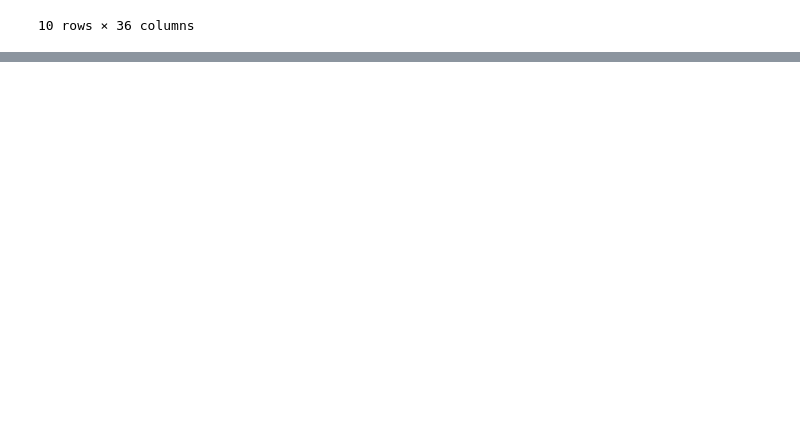
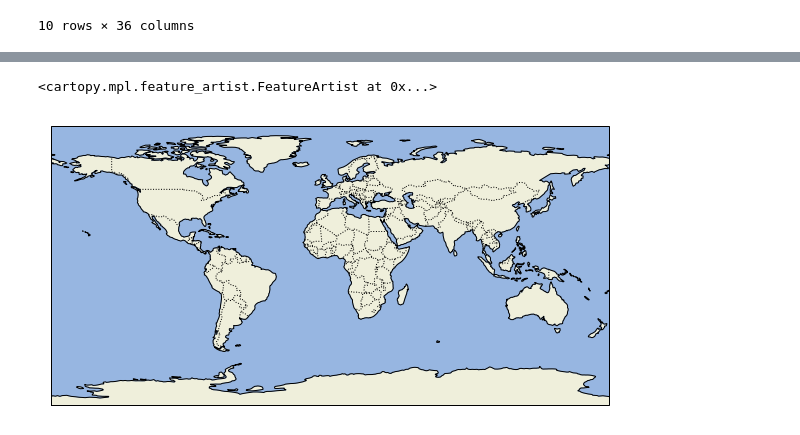
Before and after one commit to Evelyn-H/Data-Analysis-Course, a Jupyter notebook: Coffee Explorations.ipynb, the cells around one changed output, grey strips where cells are left out. Cells and saved outputs as stored; diff of their text form; code cells hidden in the pictures; blank space fills up the shorter version.

Commit message:
Can draw a simple world map. Now to figure out how to load it with data.

```diff
--- a/Coffee Explorations.ipynb
+++ b/Coffee Explorations.ipynb
@@ -80,0 +83,16 @@ array(['m', 'ft'], dtype=object)
+# %%
+# And now... Exploring matplotlib.basemap
+# Following https://www.youtube.com/watch?v=iPJjtU7OFSQ
+fig = plt.figure(figsize=(10,8))
+ax = fig.add_subplot(1, 1, 1, projection=crss.PlateCarree())
+ax.add_feature(cfeat.LAND)
+ax.add_feature(cfeat.OCEAN)
+ax.add_feature(cfeat.COASTLINE)
+ax.add_feature(cfeat.BORDERS, linestyle=':')
+# ax.add_feature(cfeat.LAKES, alpha=0.5)
+# ax.add_feature(cfeat.RIVERS)
+
+# ax.set_extent((-120, -70, 20, 50))
+# %% [output]
+<cartopy.mpl.feature_artist.FeatureArtist at 0x...>
+[figure, added]
```
Also changed, not shown: parts of 2 cells of this notebook.
